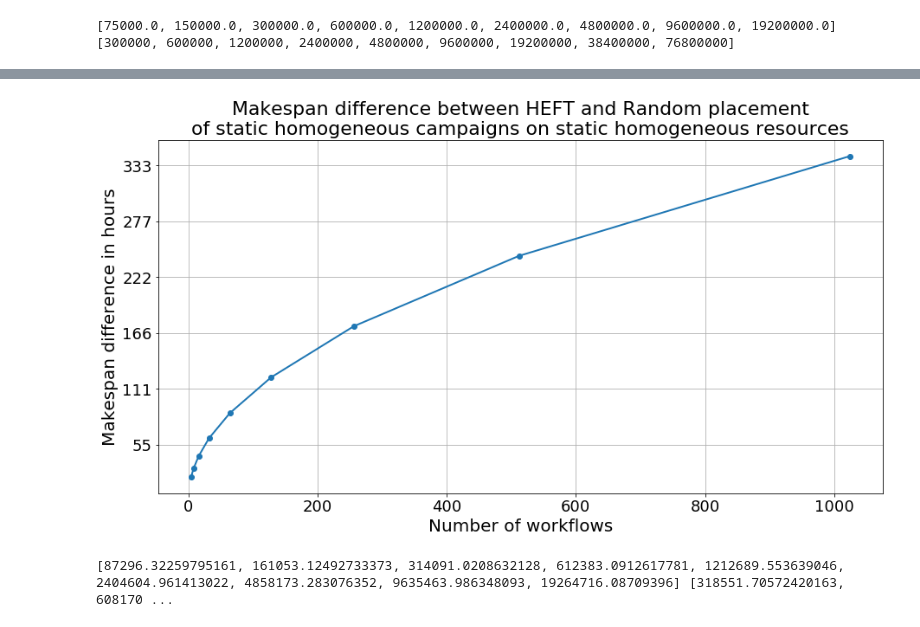
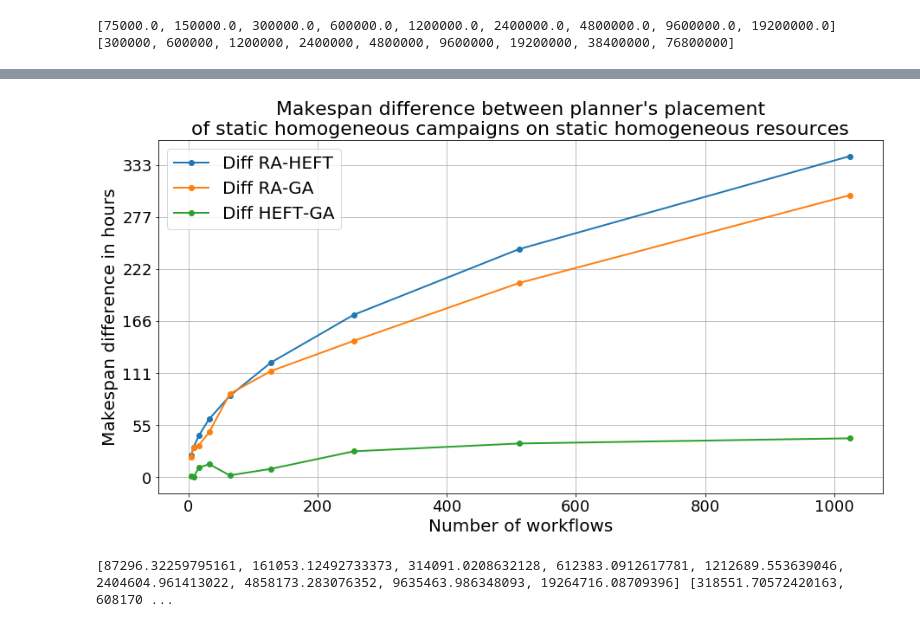
Before and after one commit to radical-project/campaign_manager, a Jupyter notebook: experiments/StaticResourcesExperiments.ipynb, the cells around one changed output, grey strips where cells are left out. Drawn from its saved outputs; the diff is of its cells as text; code cells hidden in the pictures.

```diff
--- a/experiments/StaticResourcesExperiments.ipynb
+++ b/experiments/StaticResourcesExperiments.ipynb
@@ -25,3 +23,8 @@ StHomoCampaigns_4StHomoResources = pd.read_csv('StHomoCampaigns_4StHomoResources
+# %%
+StHomoCampaigns_4StHomoResources = pd.read_csv('StHomoCampaigns_4StHomoResources.csv')
+temp = pd.read_csv('StHeteroCampaigns_4StHomoResourcesGA.csv')
+StHomoCampaigns_4StHomoResources = StHomoCampaigns_4StHomoResources.append(temp)
+StHomoCampaigns_4StHomoResources.reset_index(drop='index',inplace=True)
 # %%
 StHomoCampaigns_4StHomoResources = StHomoCampaigns_4StHomoResources.drop('plan',axis=1)
 StHomoCampaigns_4StHomoResources = StHomoCampaigns_4StHomoResources.groupby(by=['planner','size'])
@@ -104,16 +103,21 @@ _ = axis.legend(fontsize=20)
 # %%
-DiffStHomoCamp_4StHomoRes = StHomoCampaigns_4StHomoResources_makespan_means.xs('RANDOM').values - StHomoCampaigns_4StHomoResources_makespan_means.xs('HEFT').values
+DiffStHomoCamp_4StHomoResHE = abs(StHomoCampaigns_4StHomoResources_makespan_means.xs('RANDOM').values - StHomoCampaigns_4StHomoResources_makespan_means.xs('HEFT').values)
+DiffStHomoCamp_4StHomoResGA = abs(StHomoCampaigns_4StHomoResources_makespan_means.xs('RANDOM').values - StHomoCampaigns_4StHomoResources_makespan_means.xs('GA').values)
+DiffStHomoCamp_4StHomoResHEGA = abs(StHomoCampaigns_4StHomoResources_makespan_means.xs('HEFT').values - StHomoCampaigns_4StHomoResources_makespan_means.xs('GA').values)
 fig,axis = plt.subplots(nrows=1,ncols=1,figsize=(15,7.5))
-_ = axis.plot(StHomoCampaigns_4StHomoResources_makespan_means.xs('RANDOM').index, DiffStHomoCamp_4StHomoRes, marker='o',linewidth=2)
+_ = axis.plot(StHomoCampaigns_4StHomoResources_makespan_means.xs('RANDOM').index, DiffStHomoCamp_4StHomoResHE, marker='o',linewidth=2, label='Diff RA-HEFT')
+_ = axis.plot(StHomoCampaigns_4StHomoResources_makespan_means.xs('RANDOM').index, DiffStHomoCamp_4StHomoResGA, marker='o',linewidth=2, label='Diff RA-GA')
+_ = axis.plot(StHomoCampaigns_4StHomoResources_makespan_means.xs('RANDOM').index, DiffStHomoCamp_4StHomoResHEGA, marker='o',linewidth=2, label='Diff HEFT-GA')
 #_ = axis.set_yscale('symlog')
 _ = axis.set_ylabel('Makespan difference in hours',fontsize=20)
 _ = axis.set_xlabel('Number of workflows',fontsize=20)
 _ = axis.set_xticklabels(axis.get_xticks().astype('int').tolist(),fontsize=18)
 _ = axis.set_yticklabels((axis.get_yticks()/3600).astype('int').tolist(),fontsize=18)
 _ = axis.grid('on')
-_ = axis.set_title('Makespan difference between HEFT and Random placement\nof static homogeneous campaigns on static homogeneous resources', fontsize=22)
+_ = axis.legend(fontsize=20)
+_ = axis.set_title("Makespan difference between planner's placement\nof static homogeneous campaigns on static homogeneous resources", fontsize=22)
 #fig.savefig('StHomoCampaigns_4StHomoResources.png',bbox_inches='tight')
 # %% [output]
-[figure, old version]
+[figure, new version]
 # %%
 StHeteroCampaigns_4StHomoResources = pd.read_csv('StHeteroCampaigns_4StHomoResources.csv')
```
Also changed, not shown: parts of 21 cells of this notebook, 1 other file.
